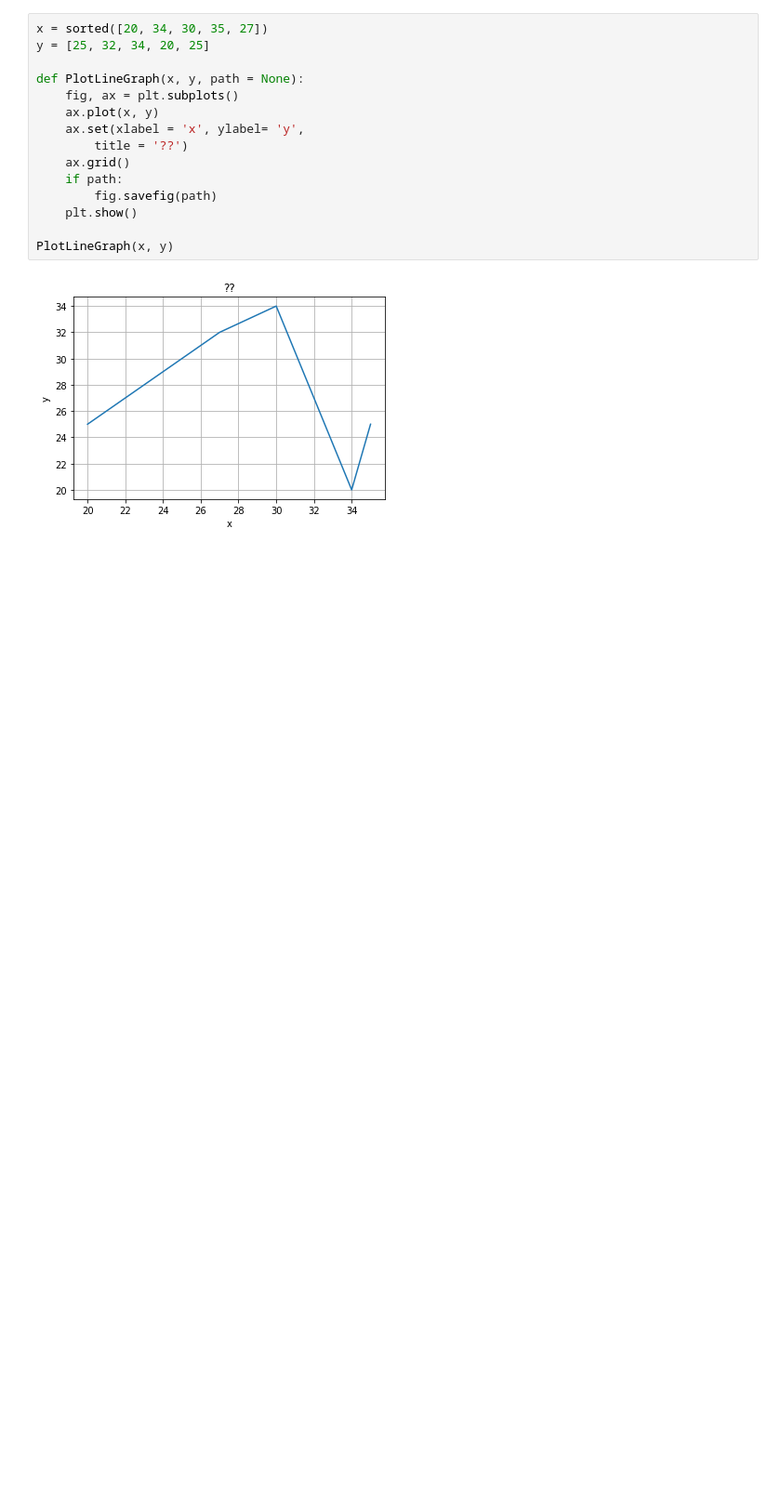
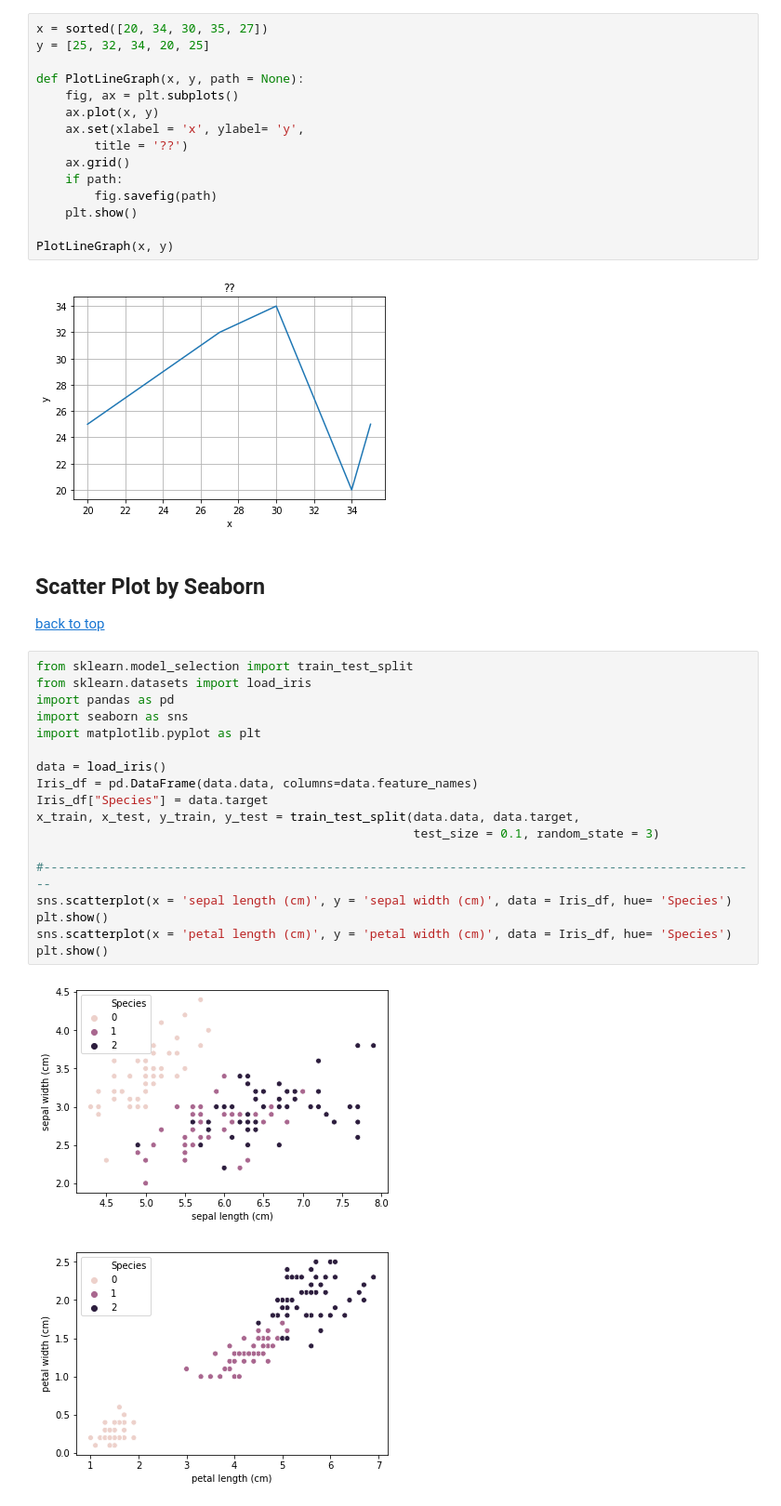
Before and after one commit to y2236li/Personal-Library, a Jupyter notebook: Drawing Library Python.ipynb, the cells around one changed output. Shown: that part at 93% size. Saved outputs shown, nothing was run; the diff lists cells and outputs as text; blank space fills up the shorter version.

Commit message:
Added Decision Tree in ML Library Added Scatter and Box Plot in Drawing Library

```diff
--- a/Drawing Library Python.ipynb
+++ b/Drawing Library Python.ipynb
@@ -90,3 +92,30 @@ def PlotLineGraph(x, y, path = None):
 PlotLineGraph(x, y)
 # %% [output]
 [figure]
+# %% [markdown]
+## Scatter Plot by Seaborn <a name="ScatterPlot">
+</a>
+
+
+[back to top](#backtotop)
+# %%
+from sklearn.model_selection import train_test_split
+from sklearn.datasets import load_iris
+import pandas as pd
+import seaborn as sns
+import matplotlib.pyplot as plt
+
+data = load_iris()
+Iris_df = pd.DataFrame(data.data, columns=data.feature_names)
+Iris_df["Species"] = data.target
+x_train, x_test, y_train, y_test = train_test_split(data.data, data.target,
+                                                    test_size = 0.1, random_state = 3)
+
+#---------------------------------------------------------------------------------------------------
+sns.scatterplot(x = 'sepal length (cm)', y = 'sepal width (cm)', data = Iris_df, hue= 'Species')
+plt.show()
+sns.scatterplot(x = 'petal length (cm)', y = 'petal width (cm)', data = Iris_df, hue= 'Species')
+plt.show()
+# %% [output]
+[figure, added]
+[figure, added]
```
Also changed, not shown: parts of 3 cells of this notebook.
